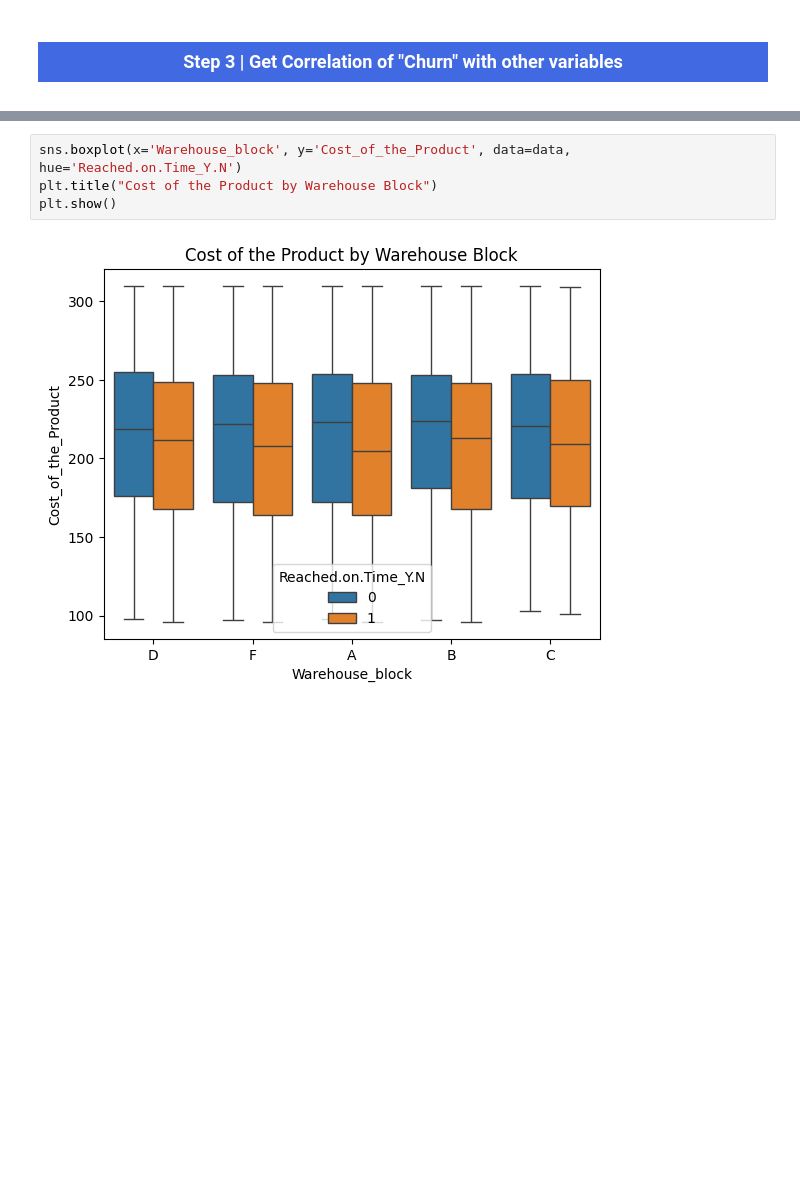
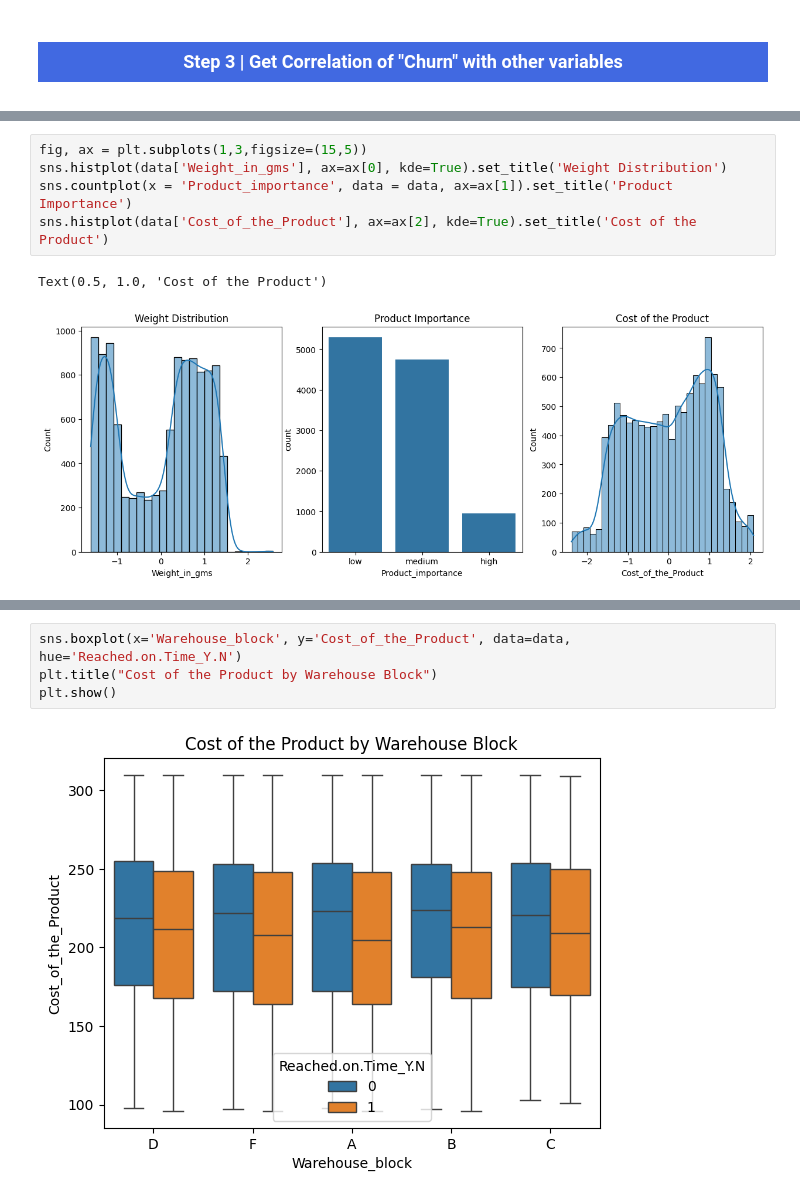
Before and after one commit to koratjay2022/CAPSTONE_PROJECT, a Jupyter notebook: E_commerce_Product_Delivery_Prediction.ipynb, the cells around one changed output, grey strips where cells are left out. Cells and saved outputs as stored; diff of their text form; blank space fills up the shorter version.

```diff
--- a/E_commerce_Product_Delivery_Prediction.ipynb
+++ b/E_commerce_Product_Delivery_Prediction.ipynb
@@ -96,0 +130,8 @@ for column in data.select_dtypes(include=['object']).columns:
+# %%
+fig, ax = plt.subplots(1,3,figsize=(15,5))
+sns.histplot(data['Weight_in_gms'], ax=ax[0], kde=True).set_title('Weight Distribution')
+sns.countplot(x = 'Product_importance', data = data, ax=ax[1]).set_title('Product Importance')
+sns.histplot(data['Cost_of_the_Product'], ax=ax[2], kde=True).set_title('Cost of the Product')
+# %% [output]
+Text(0.5, 1.0, 'Cost of the Product')
+[figure, added]
```
Also changed, not shown: parts of 53 cells of this notebook, 2 other files.
